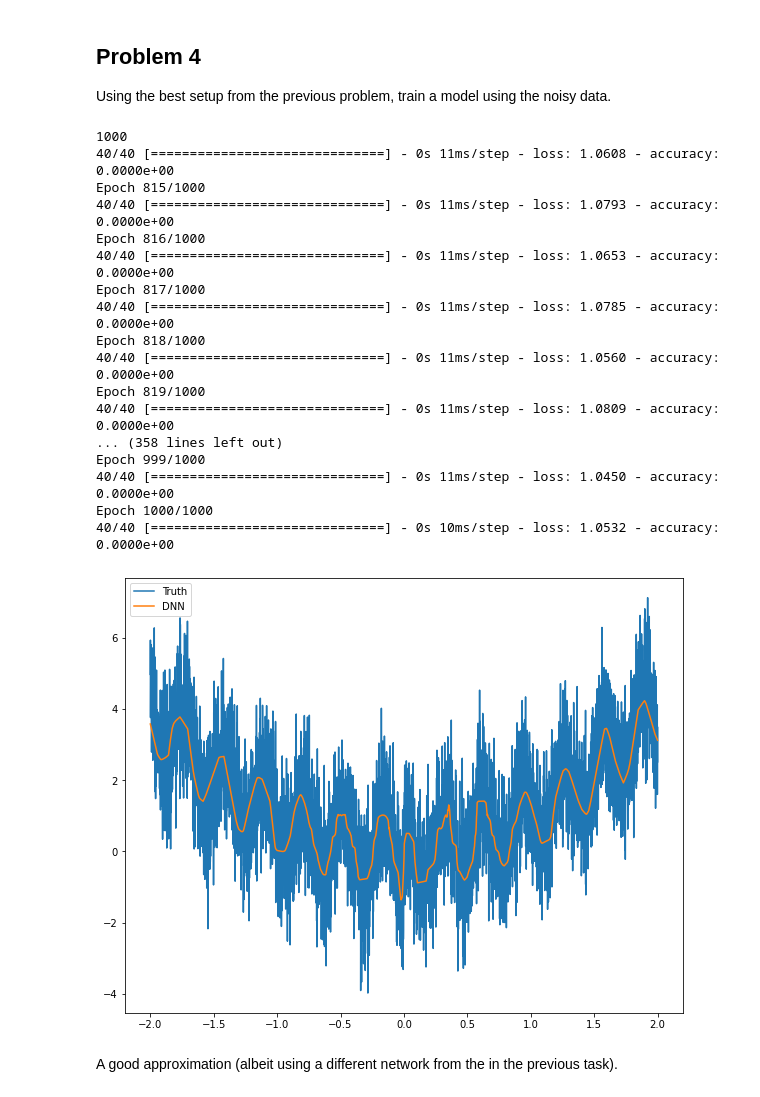
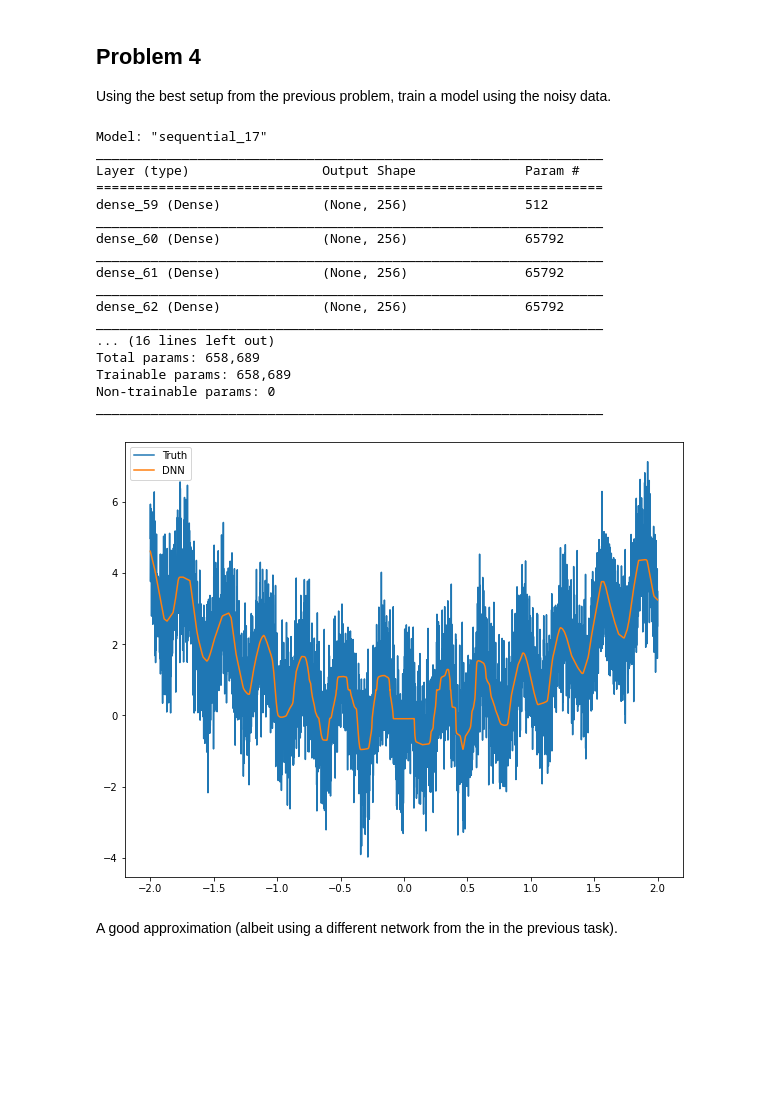
Before and after one commit to jakvah/TTT4185-MachineLearning, a Jupyter notebook: assignment_3b.ipynb, the cells around one changed output. Cells and saved outputs as stored; diff of their text form; code cells hidden in the pictures; blank space fills up the shorter version.

Commit message:
3b: Set verbose =  False

```diff
--- a/assignment_3b.ipynb
+++ b/assignment_3b.ipynb
@@ -365,51 +365,51 @@ M = 256
 model = keras.Sequential([
     keras.layers.Dense(M, activation=tf.nn.relu, input_dim=1),
     keras.layers.Dense(M, activation=tf.nn.relu),
     keras.layers.Dense(M, activation=tf.nn.relu),
     keras.layers.Dense(M, activation=tf.nn.relu),
     keras.layers.Dense(M, activation=tf.nn.relu),
     keras.layers.Dense(M, activation=tf.nn.relu),
     keras.layers.Dense(M, activation=tf.nn.relu),
     keras.layers.Dense(M, activation=tf.nn.relu),
     keras.layers.Dense(M, activation=tf.nn.relu),
     keras.layers.Dense(M, activation=tf.nn.relu),
     keras.layers.Dense(M, activation=tf.nn.relu),
     keras.layers.Dense(1)
 ])
 model.summary()
 
 # Train the model
 model.compile(loss='mean_squared_error',
               optimizer="adam",
               metrics=['accuracy'])
 
 # Using noisy data, y = f(x) + n
-history = model.fit(x, y, epochs=1000, batch_size=128, verbose=True)
+history = model.fit(x, y, epochs=1000, batch_size=128, verbose=False)
 
 z = model.predict(x)
 plt.figure(figsize=(10,8))
 plt.plot(x,y,label="Truth")
 plt.plot(x,z,label="DNN")
 plt.legend()
 plt.show()
 # %% [output]
-1000
-40/40 [==============================] - 0s 11ms/step - loss: 1.0608 - accuracy: 0.0000e+00
-Epoch 815/1000
-40/40 [==============================] - 0s 11ms/step - loss: 1.0793 - accuracy: 0.0000e+00
-Epoch 816/1000
-40/40 [==============================] - 0s 11ms/step - loss: 1.0653 - accuracy: 0.0000e+00
-Epoch 817/1000
-40/40 [==============================] - 0s 11ms/step - loss: 1.0785 - accuracy: 0.0000e+00
-Epoch 818/1000
-40/40 [==============================] - 0s 11ms/step - loss: 1.0560 - accuracy: 0.0000e+00
-Epoch 819/1000
-40/40 [==============================] - 0s 11ms/step - loss: 1.0809 - accuracy: 0.0000e+00
-... (358 lines left out)
-Epoch 999/1000
-40/40 [==============================] - 0s 11ms/step - loss: 1.0450 - accuracy: 0.0000e+00
-Epoch 1000/1000
-40/40 [==============================] - 0s 10ms/step - loss: 1.0532 - accuracy: 0.0000e+00
+Model: "sequential_17"
+_________________________________________________________________
+Layer (type)                 Output Shape              Param #
+=================================================================
+dense_59 (Dense)             (None, 256)               512
+_________________________________________________________________
+dense_60 (Dense)             (None, 256)               65792
+_________________________________________________________________
+dense_61 (Dense)             (None, 256)               65792
+_________________________________________________________________
+dense_62 (Dense)             (None, 256)               65792
+_________________________________________________________________
+... (16 lines left out)
+Total params: 658,689
+Trainable params: 658,689
+Non-trainable params: 0
+_________________________________________________________________
-[figure, old version]
+[figure, new version]
 # %% [markdown]
 A good approximation (albeit using a different network from the in the previous task).
```
